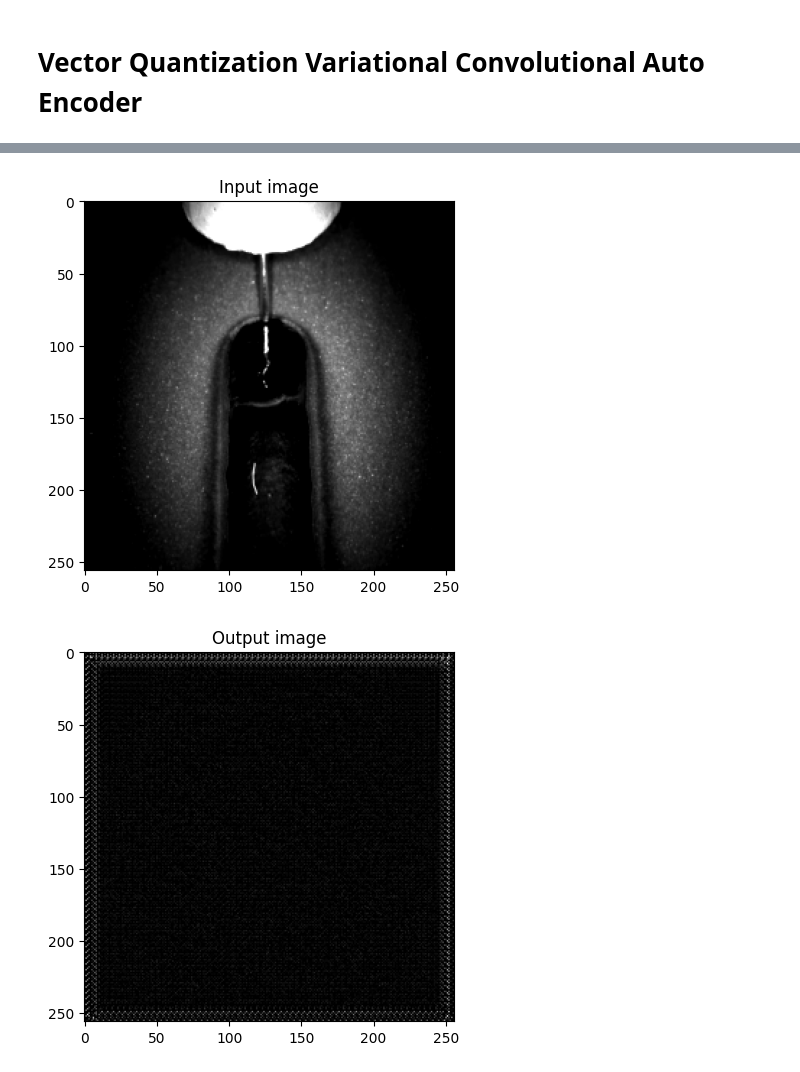
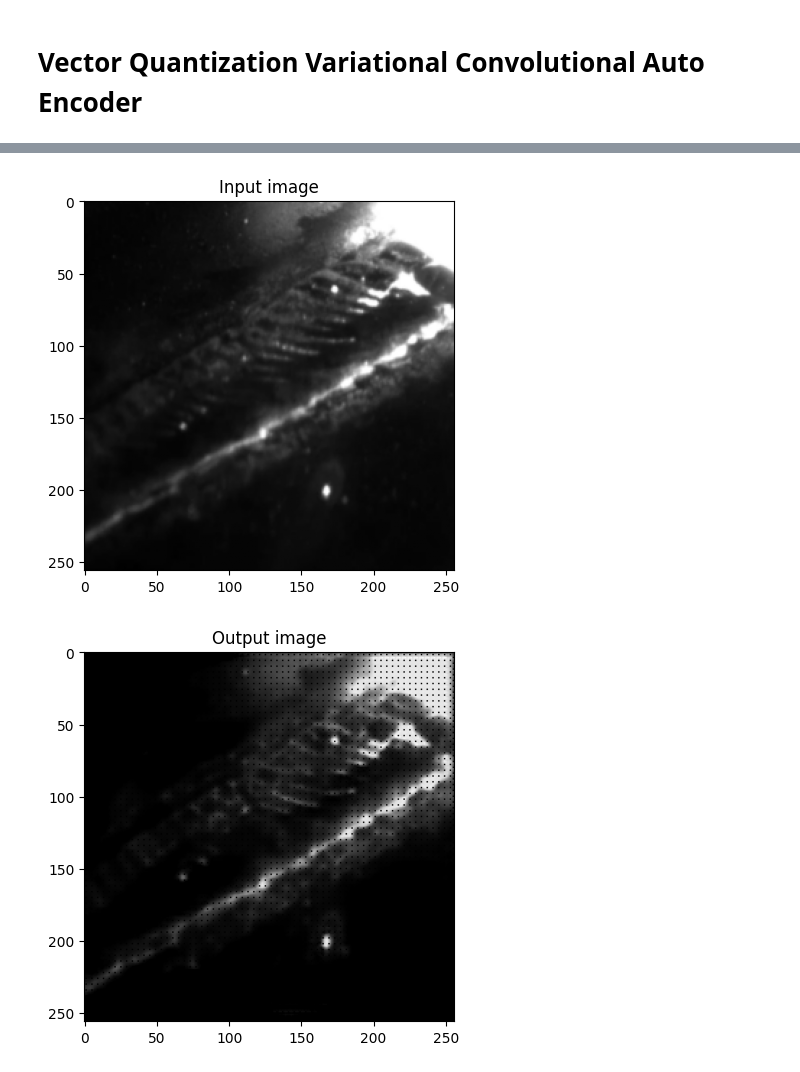
Before and after one commit to albers-btu/WAAMAnomalyDetection, a Jupyter notebook: notebooks/VQVCAE.ipynb, the cells around one changed output, grey strips where cells are left out. Drawn from its saved outputs; the diff is of its cells as text; code cells hidden in the pictures.

Commit message:
Demo Loader and Test image

```diff
--- a/notebooks/VQVCAE.ipynb
+++ b/notebooks/VQVCAE.ipynb
@@ -204,8 +204,8 @@ class VQVCAE(nn.Module):
 input_channels = 1 # RGB images
 num_hiddens = 128 # Feature map size (D) - Divisible by 8 (NUM_GROUPS)
 num_residual_layers = 2
-num_embeddings = 512
-embedding_dim = 64 # Dimension of codebook vectors
+num_embeddings = 128 #64
+embedding_dim = 128  #64 # Dimension of codebook vectors
 batch_size = 128
 height = 256
 width = 256
@@ -230,9 +230,10 @@ VQ Loss: 0.5756
 transform = v2.Compose([
     v2.Resize((height, width)),
     v2.Grayscale(num_output_channels=1),
-    v2.ColorJitter(contrast=(2.0, 2.0)),
+    # v2.ColorJitter(contrast=(2.0, 2.0)),
     v2.ToImage(),
-    v2.ToDtype(torch.float32, scale=True)
+    v2.ToDtype(torch.float32, scale=True),
+    v2.Normalize(mean=[0.5], std=[0.5])
 ])
 
 dataset = Kantec2509Dataset(transform=transform)
@@ -253,6 +254,7 @@ images = batch
 fig, axes = plt.subplots(2, 4, figsize=(16, 8))
 axes = axes.flatten()
 for i, img in enumerate(images[:8]):
-    axes[i].imshow(img.permute(1, 2, 0), cmap="gray")
+    img_show = img * 0.5 + 0.5
+    axes[i].imshow(img_show.permute(1, 2, 0), cmap="gray")
     axes[i].axis("off")
 # %% [output]
@@ -475,33 +488,33 @@ KeyboardInterrupt
 # %%
 model.eval()
-test_image_in = Image.open("test_anomaly.jpg")
+test_image_in = Image.open("test_schuppen.tif")
 test_image_in = transform(test_image_in)
 
-test_tensor_in = test_image_in.unsqueeze(0) # Shape: [1, 1, width, height]
+test_tensor_in = test_image_in.unsqueeze(0)
 test_tensor_in = test_tensor_in.to(device)
 
 with torch.no_grad():
     test_tensor_out, vq_loss, indices = model(test_tensor_in)
-test_image_out = test_tensor_out.squeeze(0) # Shape: [1, 128, 128]
+test_image_out = test_tensor_out.squeeze(0)
 test_image_out = test_image_out.cpu()
 
 test_image_diff = np.square(test_image_in.permute(1,2,0).numpy().squeeze() - test_image_out.permute(1,2,0).numpy().squeeze())
 
 plt.title("Input image")
 plt.imshow(test_image_in.permute(1, 2, 0).numpy().squeeze(), cmap="gray")
 plt.show()
 plt.title("Output image")
 plt.imshow(test_image_out.permute(1, 2, 0).numpy().squeeze(), cmap="gray")
 plt.show()
 plt.title("Difference image")
 plt.imshow(test_image_diff, cmap="gray")
 plt.show()
 
 xx, yy = np.meshgrid(np.arange(height), np.arange(width))
 fig = plt.figure()
 ax = fig.add_subplot(111, projection="3d")
 surf = ax.plot_surface(xx, yy, test_image_diff, cmap="viridis", linewidth=0, antialiased=False)
 plt.show()
 # %% [output]
-[figure, old version]
+[figure, new version]
-[figure, old version]
+[figure, new version]
```
Also changed, not shown: parts of 5 cells of this notebook, 4 other files.
